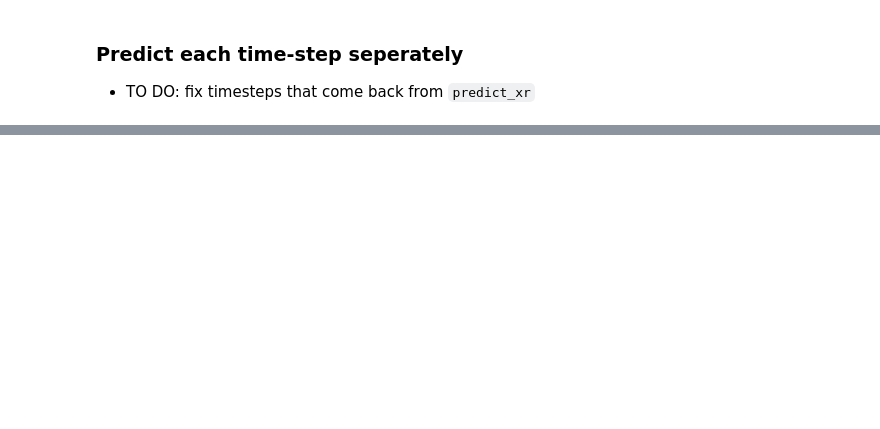
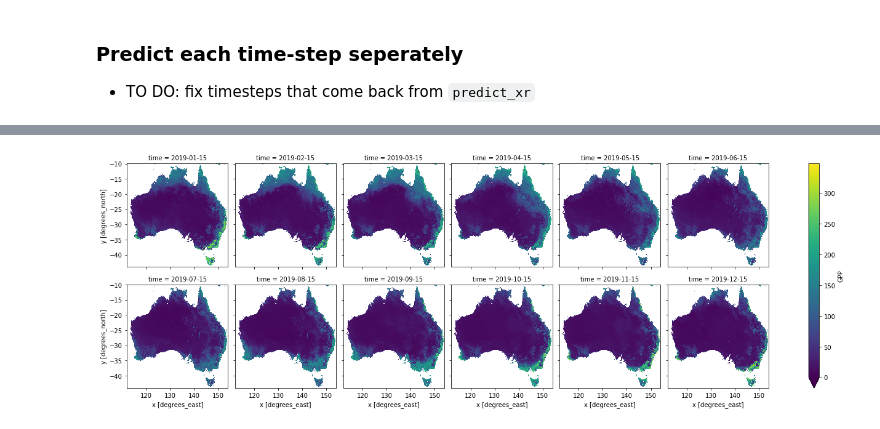
Before and after one commit to cbur24/NEE_modelling, a Jupyter notebook: 5_Predict.ipynb, the cells around one changed output, grey strips where cells are left out. Saved outputs shown, nothing was run; the diff lists cells and outputs as text; code cells hidden in the pictures; blank space fills up the shorter version.

```diff
--- a/5_Predict.ipynb
+++ b/5_Predict.ipynb
@@ -87 +94,6 @@ plt.savefig('/g/data/os22/chad_tmp/NEE_modelling/results/predictions/NEE_AUS_MOD
+# %%
+year='2019'
+ds.sel(time=year).plot.imshow(col='time', col_wrap=6, vmin=0);
+# %% [output]
+[figure, added]
 # %%
```
Also changed, not shown: parts of 24 cells of this notebook, 22 other files.
